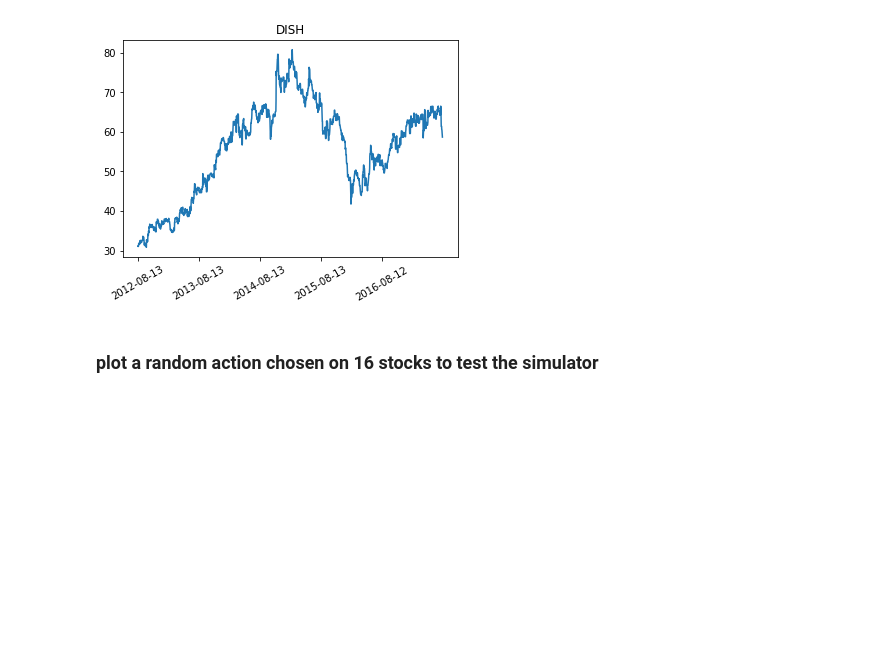
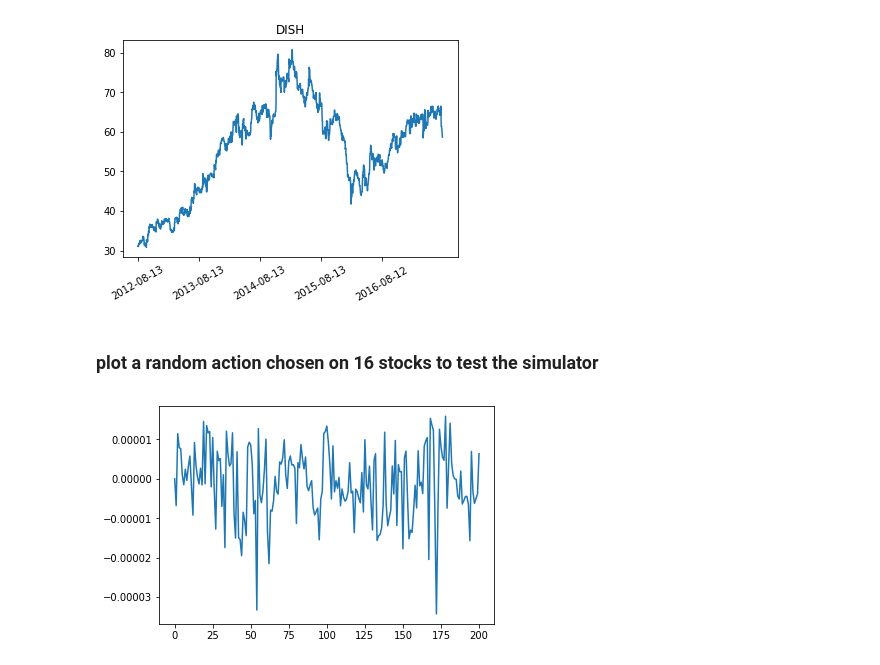
Before and after one commit to vermouth1992/drl-portfolio-management, a Jupyter notebook: src/data_visualization.ipynb, the cells around one changed output. Cells and saved outputs as stored; diff of their text form; code cells hidden in the pictures; blank space fills up the shorter version.

```diff
--- a/src/data_visualization.ipynb
+++ b/src/data_visualization.ipynb
@@ -52,3 +54,10 @@ for i in range(200):
     if done:
         break
+# %%
+# reward each day
+plt.figure()
+plt.plot(reward_lst)
+plt.show()
+# %% [output]
+[figure, added]
 # %%
```
Also changed, not shown: parts of 4 cells of this notebook, 4 other files.
